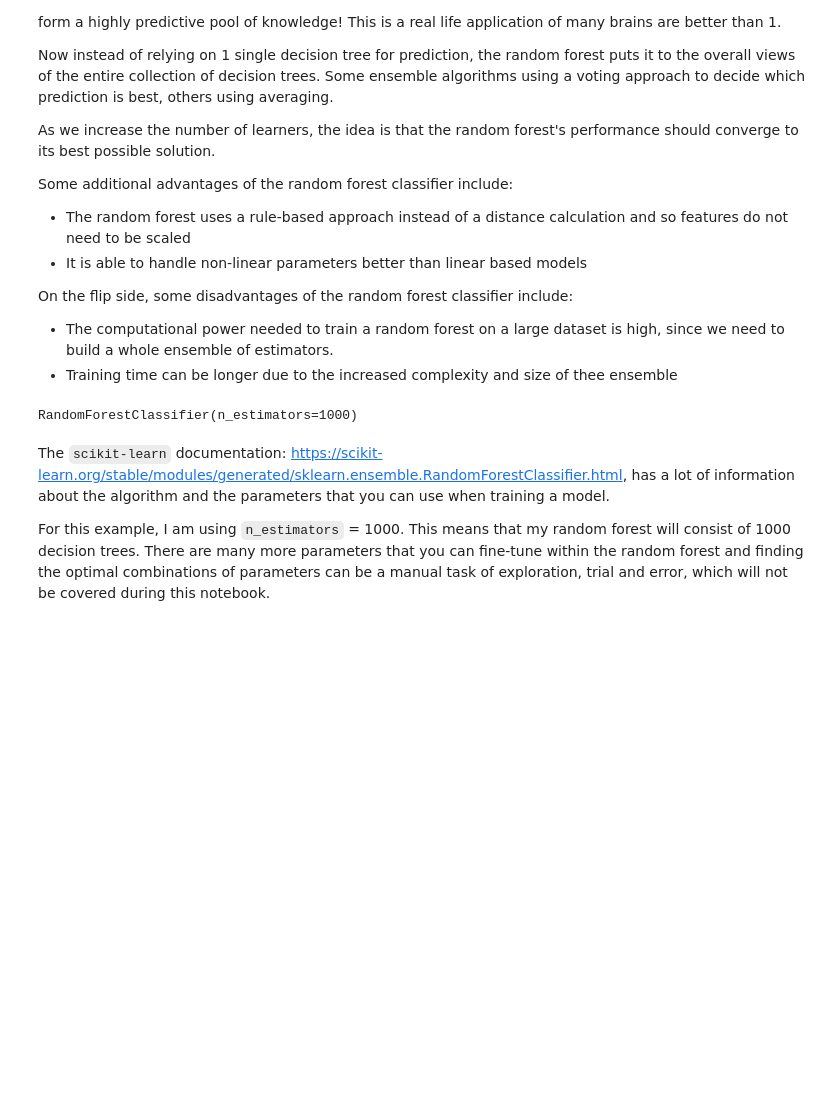
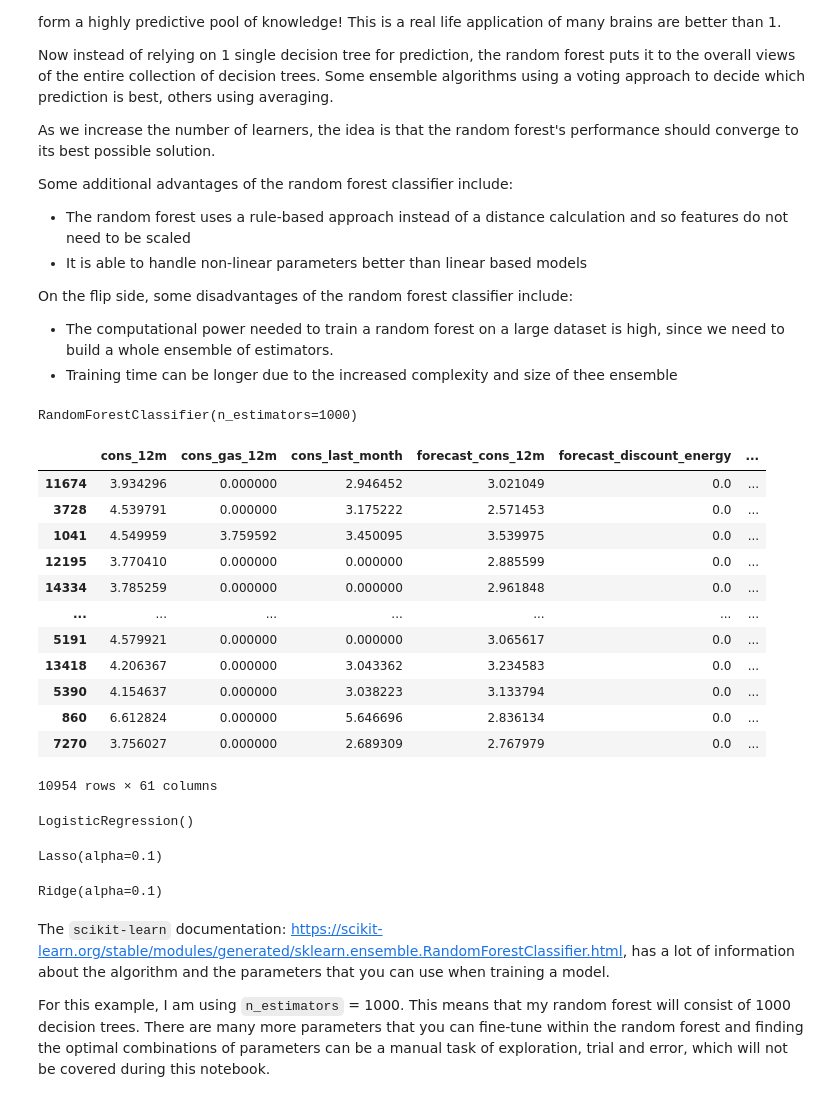
Before and after one commit to wangyf99/BCG-Data-Science-Project, a Jupyter notebook: Task 4 - Model Answer - Modeling.ipynb, the cells around one changed output. Drawn from its saved outputs; the diff is of its cells as text; code cells hidden in the pictures; blank space fills up the shorter version.

```diff
--- a/Task 4 - Model Answer - Modeling.ipynb
+++ b/Task 4 - Model Answer - Modeling.ipynb
@@ -108,6 +110,44 @@ model = RandomForestClassifier(
 model.fit(X_train, y_train)
 # %% [output]
 RandomForestClassifier(n_estimators=1000)
+# %%
+X_train
+# %% [output]
+|  | cons_12m | cons_gas_12m | cons_last_month | forecast_cons_12m | forecast_discount_energy | ... |
+| 11674 | 3.934296 | 0.000000 | 2.946452 | 3.021049 | 0.0 | ... |
+| 3728 | 4.539791 | 0.000000 | 3.175222 | 2.571453 | 0.0 | ... |
+| 1041 | 4.549959 | 3.759592 | 3.450095 | 3.539975 | 0.0 | ... |
+| 12195 | 3.770410 | 0.000000 | 0.000000 | 2.885599 | 0.0 | ... |
+| 14334 | 3.785259 | 0.000000 | 0.000000 | 2.961848 | 0.0 | ... |
+| ... | ... | ... | ... | ... | ... | ... |
+| 5191 | 4.579921 | 0.000000 | 0.000000 | 3.065617 | 0.0 | ... |
+| 13418 | 4.206367 | 0.000000 | 3.043362 | 3.234583 | 0.0 | ... |
+| 5390 | 4.154637 | 0.000000 | 3.038223 | 3.133794 | 0.0 | ... |
+| 860 | 6.612824 | 0.000000 | 5.646696 | 2.836134 | 0.0 | ... |
+| 7270 | 3.756027 | 0.000000 | 2.689309 | 2.767979 | 0.0 | ... |
+10954 rows × 61 columns
+# %%
+from sklearn.preprocessing import StandardScaler
+scaler = StandardScaler()
+X_train = scaler.fit_transform(X_train)
+X_test = scaler.fit_transform(X_test)
+logit_model = LogisticRegression()
+logit_model.fit(X_train, y_train)
+logit_model.predict(X_test, y_test)
+# %% [output]
+LogisticRegression()
+# %%
+from sklearn import linear_model
+lasso_model = linear_model.Lasso(alpha = 0.1)
+lasso_model.fit(X_train, y_train)
+# %% [output]
+Lasso(alpha=0.1)
+# %%
+from sklearn import linear_model
+ridge_model = linear_model.Ridge(alpha = 0.1)
+ridge_model.fit(X_train, y_train)
+# %% [output]
+Ridge(alpha=0.1)
 # %% [markdown]
 The `scikit-learn` documentation: <https://scikit-learn.org/stable/modules/generated/sklearn.ensemble.RandomForestClassifier.html>, has a lot of information about the algorithm and the parameters that you can use when training a model.
 
```
Also changed, not shown: parts of 2 cells of this notebook.
